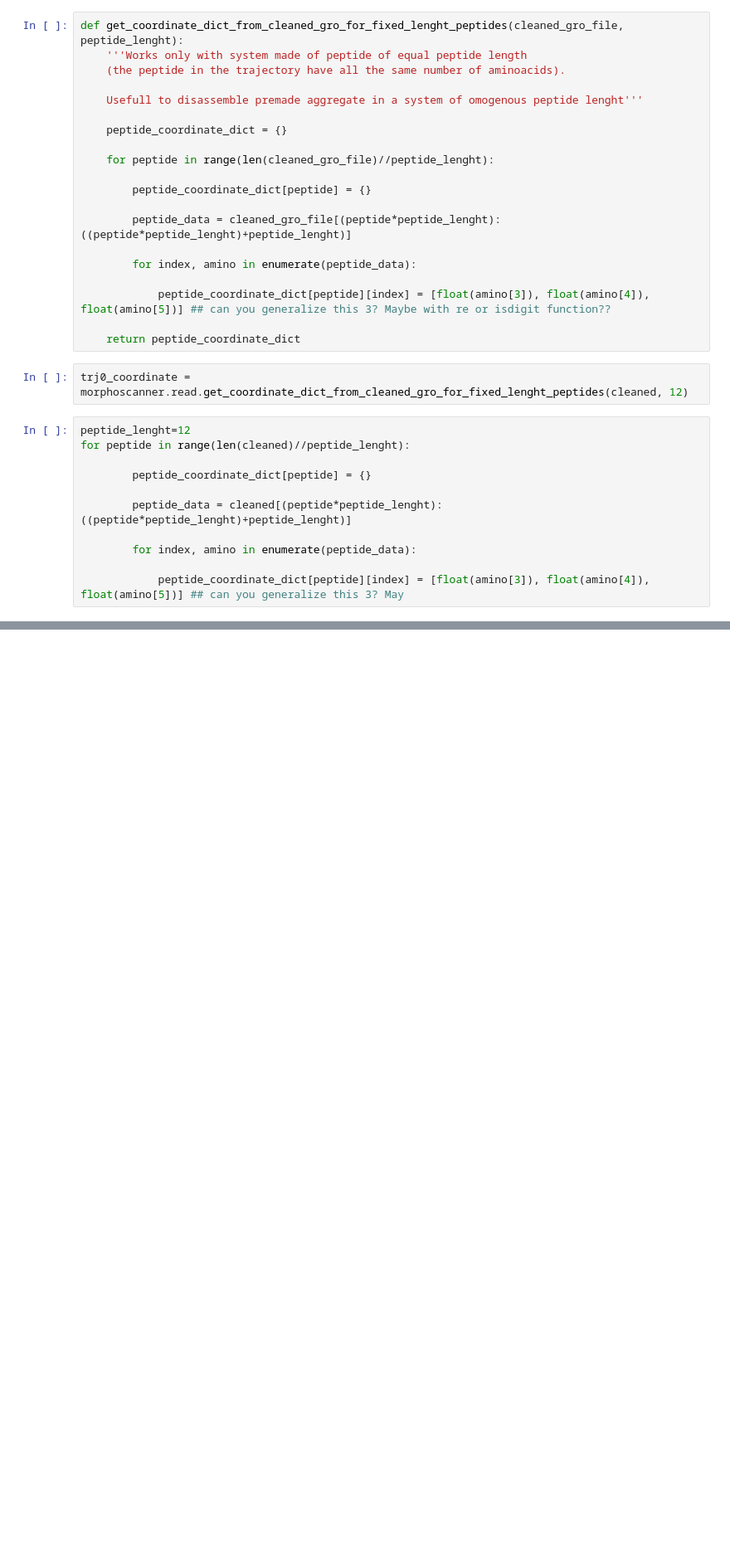
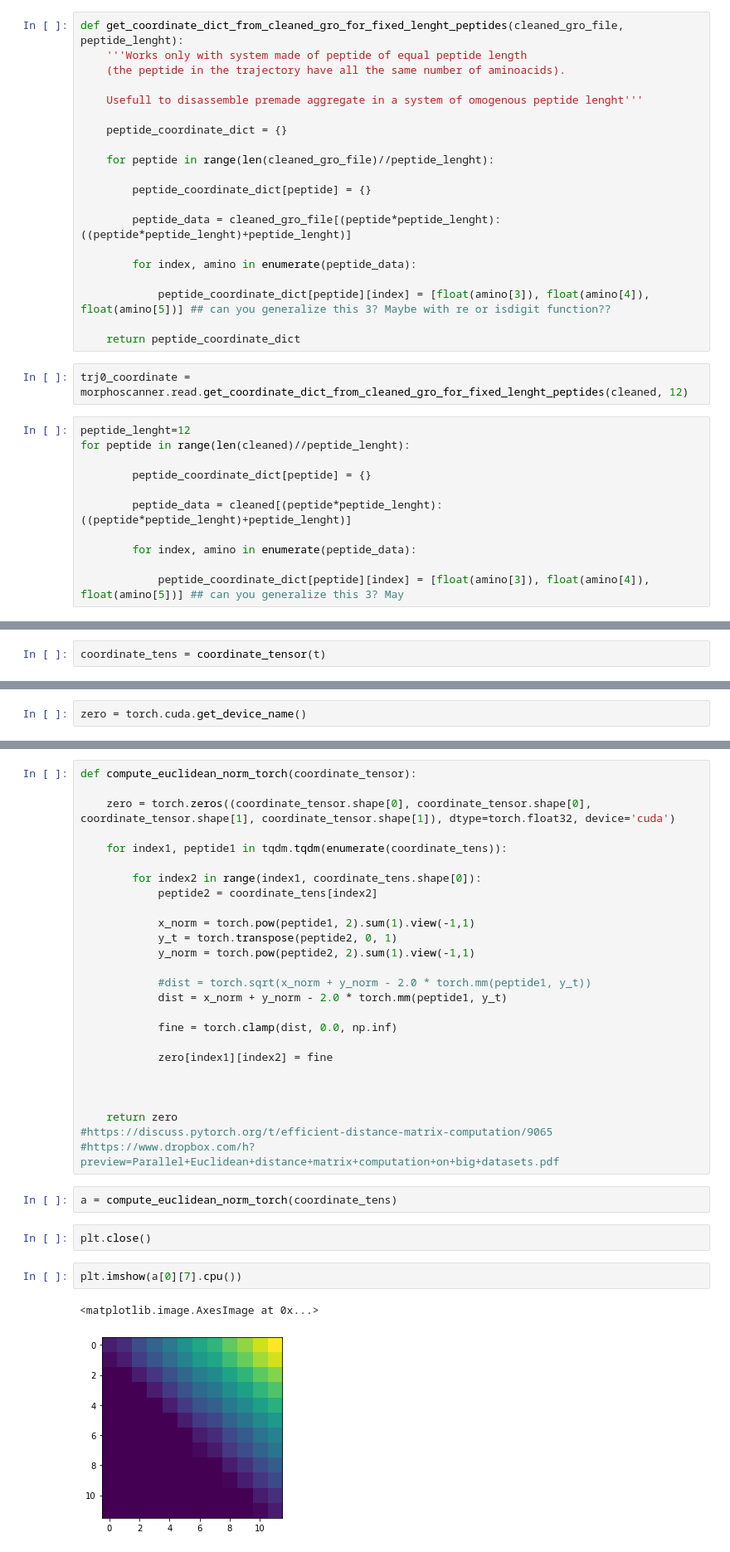
Before and after one commit to lillux/morphoscanner, a Jupyter notebook: old_files/sap_analysis.ipynb, the cells around one changed output, grey strips where cells are left out. Shown at 83% size. Saved outputs shown, nothing was run; the diff lists cells and outputs as text; blank space fills up the shorter version.

Commit message:
added pytorch for euclidean distance...work in progress

```diff
--- a/old_files/sap_analysis.ipynb
+++ b/old_files/sap_analysis.ipynb
@@ -1654,0 +1861,2 @@ array([1., 0., 2., 2., 1., 1., 1., 1., 2., 0., 0., 0.])
+# %%
+coordinate_tens = coordinate_tensor(t)
@@ -1654,0 +1880,2 @@ array([1., 0., 2., 2., 1., 1., 1., 1., 2., 0., 0., 0.])
+# %%
+zero = torch.cuda.get_device_name()
@@ -1654,0 +2003,35 @@ array([1., 0., 2., 2., 1., 1., 1., 1., 2., 0., 0., 0.])
+# %%
+def compute_euclidean_norm_torch(coordinate_tensor):
+
+    zero = torch.zeros((coordinate_tensor.shape[0], coordinate_tensor.shape[0], coordinate_tensor.shape[1], coordinate_tensor.shape[1]), dtype=torch.float32, device='cuda')
+
+    for index1, peptide1 in tqdm.tqdm(enumerate(coordinate_tens)):
+
+        for index2 in range(index1, coordinate_tens.shape[0]):
+            peptide2 = coordinate_tens[index2]
+
+            x_norm = torch.pow(peptide1, 2).sum(1).view(-1,1)
+            y_t = torch.transpose(peptide2, 0, 1)
+            y_norm = torch.pow(peptide2, 2).sum(1).view(-1,1)
+
+            #dist = torch.sqrt(x_norm + y_norm - 2.0 * torch.mm(peptide1, y_t))
+            dist = x_norm + y_norm - 2.0 * torch.mm(peptide1, y_t)
+
+            fine = torch.clamp(dist, 0.0, np.inf)
+
+            zero[index1][index2] = fine
+
+
+
+    return zero
+#https://discuss.pytorch.org/t/efficient-distance-matrix-computation/9065
+#https://www.dropbox.com/h?preview=Parallel+Euclidean+distance+matrix+computation+on+big+datasets.pdf
+# %%
+a = compute_euclidean_norm_torch(coordinate_tens)
+# %%
+plt.close()
+# %%
+plt.imshow(a[0][7].cpu())
+# %% [output]
+<matplotlib.image.AxesImage at 0x...>
+[figure, added]
```
Also changed, not shown: parts of 47 cells of this notebook.
